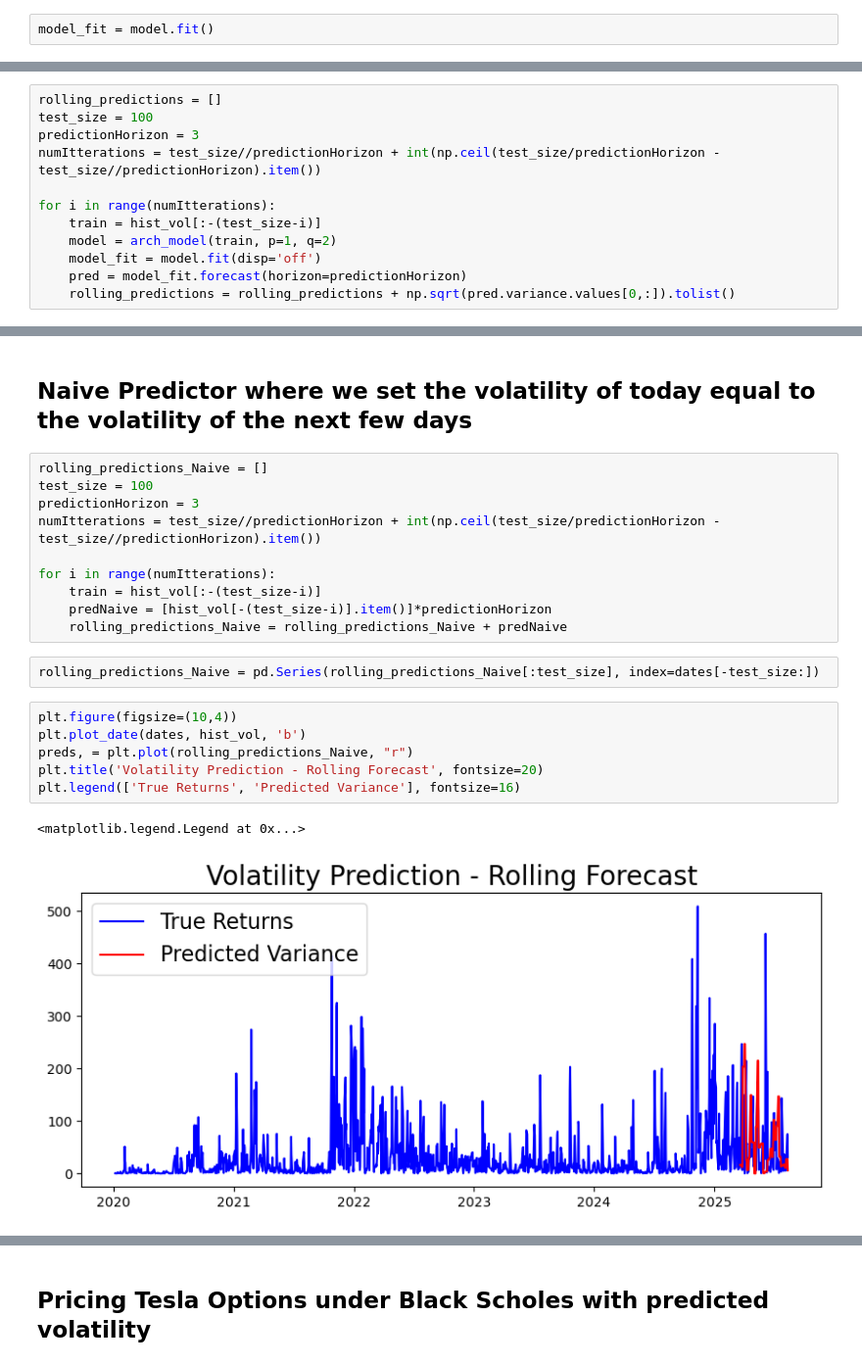
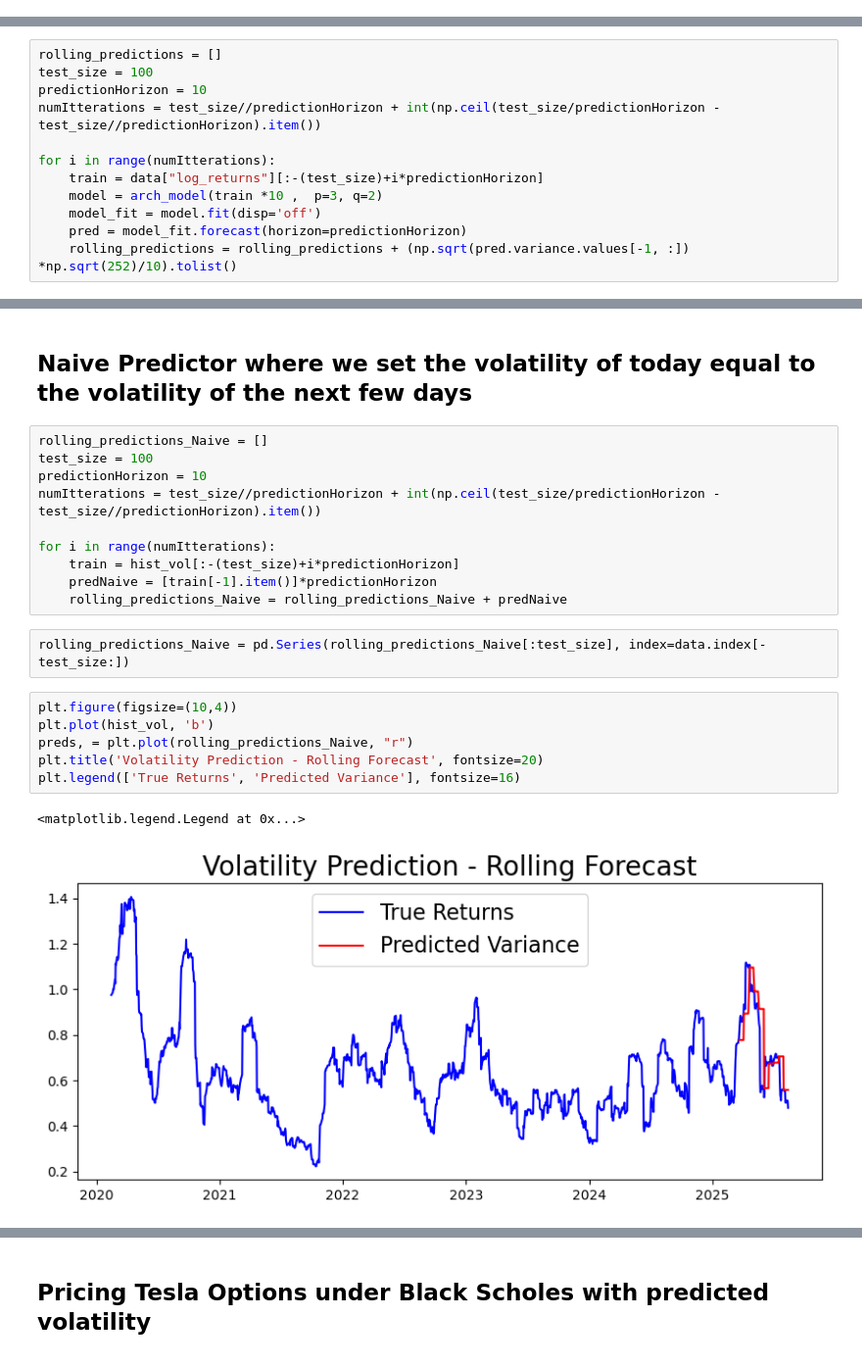
Before and after one commit to SeanDisaro/QuantCodingProjects, a Jupyter notebook: TeslaOptionPriceGARCH.ipynb, the cells around one changed output, grey strips where cells are left out. Shown at 98% size. Cells and saved outputs as stored; diff of their text form.

```diff
--- a/TeslaOptionPriceGARCH.ipynb
+++ b/TeslaOptionPriceGARCH.ipynb
@@ -185,2 +162,0 @@ model = arch_model(hist_vol, p=1, q=2)
-# %%
-model_fit = model.fit()
@@ -231,13 +165,13 @@ It seems like we should include the betas up to order 2 in our model after all!
 # %%
 rolling_predictions = []
 test_size = 100
-predictionHorizon = 3
+predictionHorizon = 10
 numItterations = test_size//predictionHorizon + int(np.ceil(test_size/predictionHorizon - test_size//predictionHorizon).item())
 
 for i in range(numItterations):
-    train = hist_vol[:-(test_size-i)]
-    model = arch_model(train, p=1, q=2)
+    train = data["log_returns"][:-(test_size)+i*predictionHorizon]
+    model = arch_model(train *10 ,  p=3, q=2)
     model_fit = model.fit(disp='off')
     pred = model_fit.forecast(horizon=predictionHorizon)
-    rolling_predictions = rolling_predictions + np.sqrt(pred.variance.values[0,:]).tolist()
+    rolling_predictions = rolling_predictions + (np.sqrt(pred.variance.values[-1, :]) *np.sqrt(252)/10).tolist()
 # %%
@@ -260,22 +199,22 @@ np.float64(800.0322299632305)
 # %%
 rolling_predictions_Naive = []
 test_size = 100
-predictionHorizon = 3
+predictionHorizon = 10
 numItterations = test_size//predictionHorizon + int(np.ceil(test_size/predictionHorizon - test_size//predictionHorizon).item())
 
 for i in range(numItterations):
-    train = hist_vol[:-(test_size-i)]
-    predNaive = [hist_vol[-(test_size-i)].item()]*predictionHorizon
+    train = hist_vol[:-(test_size)+i*predictionHorizon]
+    predNaive = [train[-1].item()]*predictionHorizon
     rolling_predictions_Naive = rolling_predictions_Naive + predNaive
 # %%
-rolling_predictions_Naive = pd.Series(rolling_predictions_Naive[:test_size], index=dates[-test_size:])
+rolling_predictions_Naive = pd.Series(rolling_predictions_Naive[:test_size], index=data.index[-test_size:])
 # %%
 plt.figure(figsize=(10,4))
-plt.plot_date(dates, hist_vol, 'b')
+plt.plot(hist_vol, 'b')
 preds, = plt.plot(rolling_predictions_Naive, "r")
 plt.title('Volatility Prediction - Rolling Forecast', fontsize=20)
 plt.legend(['True Returns', 'Predicted Variance'], fontsize=16)
 # %% [output]
 <matplotlib.legend.Legend at 0x...>
-[figure, old version]
+[figure, new version]
 # %%
```
Also changed, not shown: parts of 45 cells of this notebook, 3 other files.
